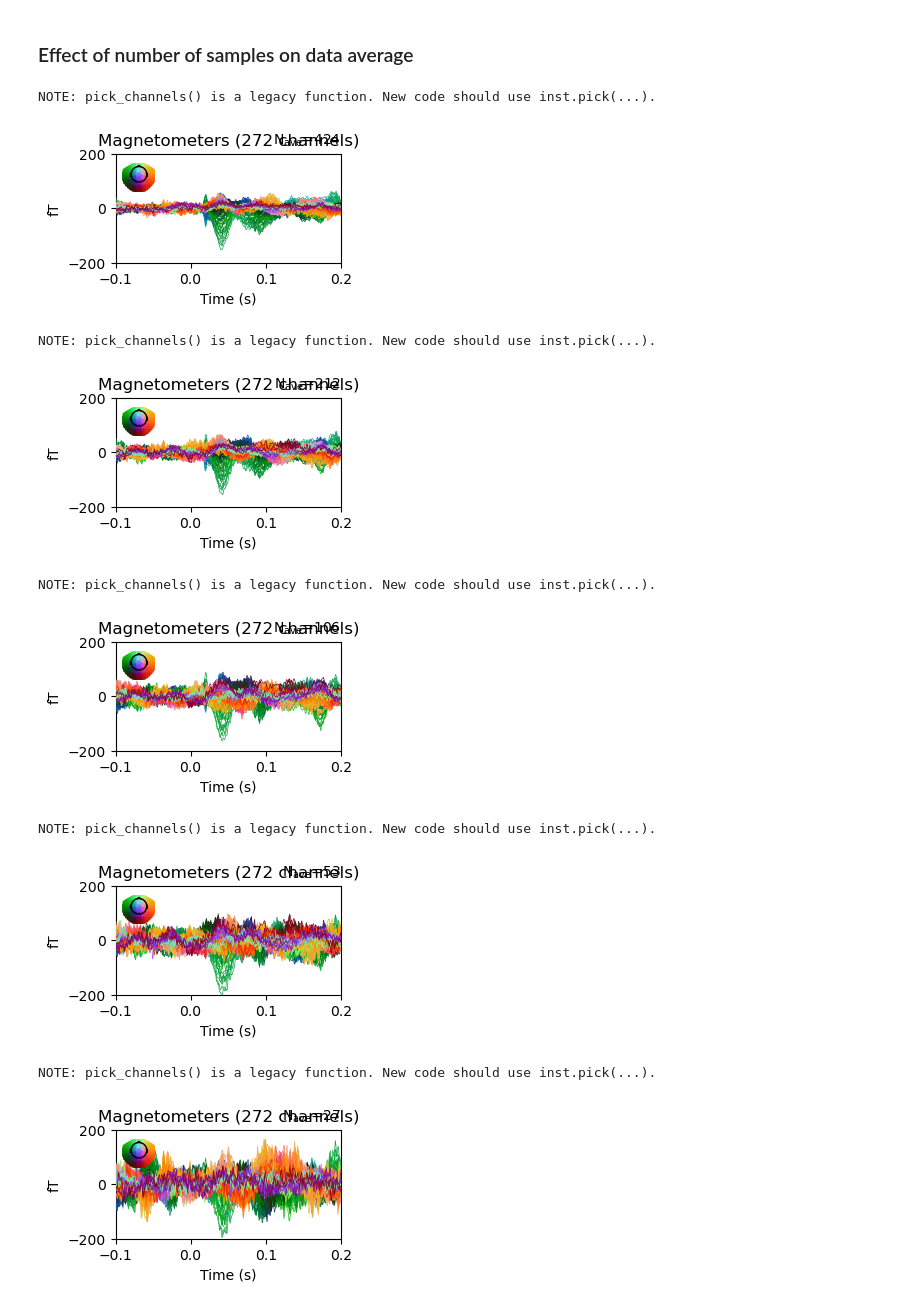
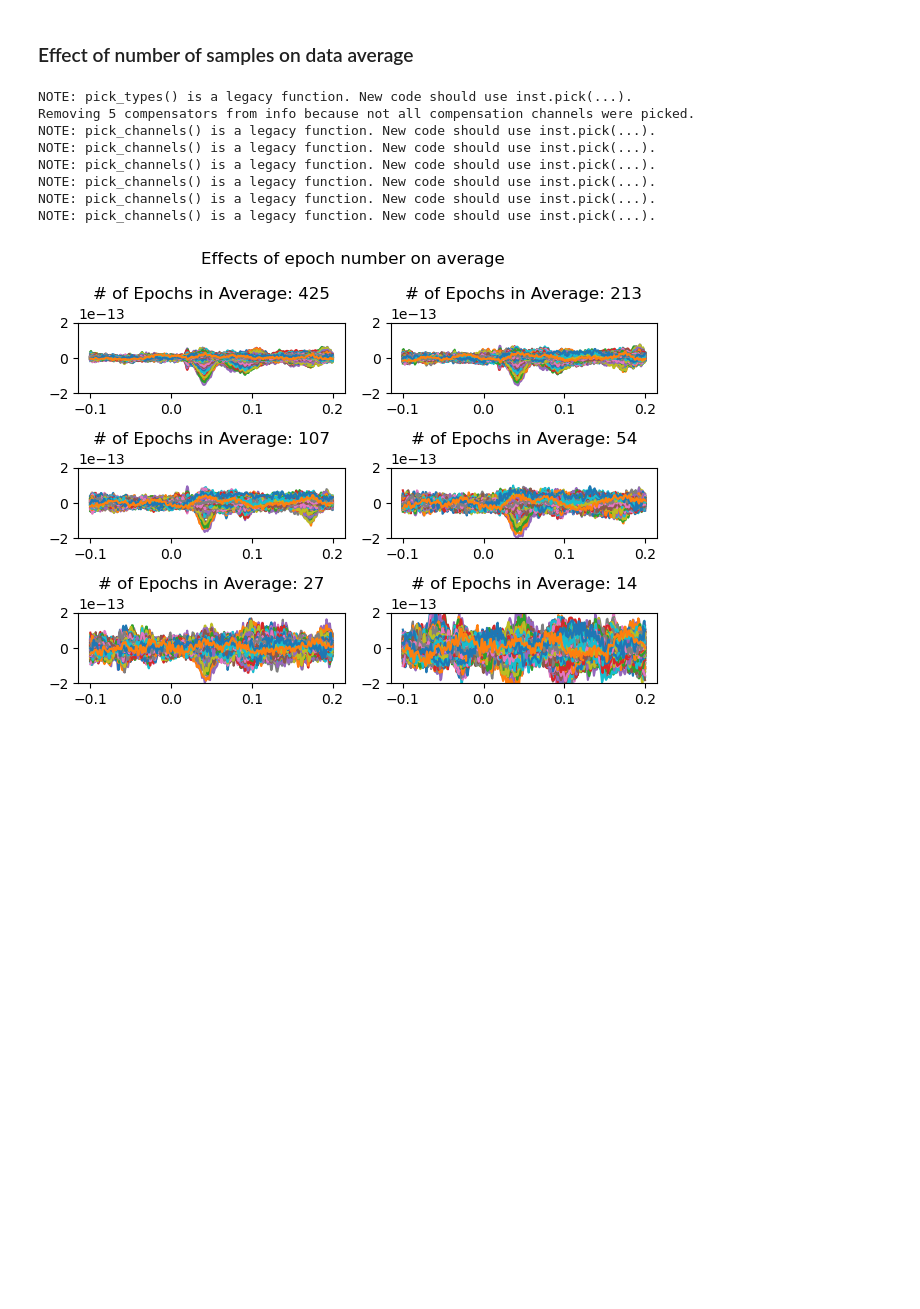
Before and after one commit to nih-megcore/NIMH_MEG_workshop, a Jupyter notebook: Day1/Lab1_preprocessing.ipynb, the cells around one changed output. Saved outputs shown, nothing was run; the diff lists cells and outputs as text; code cells hidden in the pictures; blank space fills up the shorter version.

```diff
--- a/Day1/Lab1_preprocessing.ipynb
+++ b/Day1/Lab1_preprocessing.ipynb
@@ -365,35 +360,31 @@ Removing 5 compensators from info because not all compensation channels were pic
 ### Effect of number of samples on data average
 # %%
 stim_epochs=epochs['2']
-
-
-Rows = Tot // Cols
-
-#     EDIT for correct number of rows:
-#     If one additional row is necessary -> add one:
-
-if Tot % Cols != 0:
-    Rows += 1
+stim_epochs.pick_types(meg=True, ref_meg=False)
+bg_noise={}
 
 %matplotlib inline
-fig,ax = plt.subplots(3,2)
-rows=0
-for idx,num in enumerate([1,2,4,8,16]):
-    if idx % 2 !=0:
-        rows += 1
-    ax[rows,  = plt.subplot(3,2,idx+1)
-    evoked = stim_epochs[0:-1:num].average(method='mean')
-    evoked.plot(axes=ax, ylim={'mag':[-200,200]}, verbose=False)
+fig,axes = plt.subplots(3,2)
+idx=0
+reduce = [1,2,4,8,16,32]
+for row in axes:
+    for ax in row:
+        evoked = stim_epochs[0::reduce[idx]].average(method='mean')
+        ax.plot(evoked.times, evoked._data.T)
+        ax.set_ylim(-200e-15, 200e-15)
+        ax.set_title(f'# of Epochs in Average: {evoked.nave}')
+        bg_noise[evoked.nave]=(evoked._data[:,np.where(evoked.times<0)[0]]**2).sum()
+        idx+=1
+fig.suptitle('Effects of epoch number on average')
 plt.tight_layout()
 plt.show()
 # %% [output]
+NOTE: pick_types() is a legacy function. New code should use inst.pick(...).
+Removing 5 compensators from info because not all compensation channels were picked.
 NOTE: pick_channels() is a legacy function. New code should use inst.pick(...).
+NOTE: pick_channels() is a legacy function. New code should use inst.pick(...).
+NOTE: pick_channels() is a legacy function. New code should use inst.pick(...).
+NOTE: pick_channels() is a legacy function. New code should use inst.pick(...).
+NOTE: pick_channels() is a legacy function. New code should use inst.pick(...).
+NOTE: pick_channels() is a legacy function. New code should use inst.pick(...).
-[figure, old version]
+[figure, new version]
-NOTE: pick_channels() is a legacy function. New code should use inst.pick(...).
-[figure, removed]
-NOTE: pick_channels() is a legacy function. New code should use inst.pick(...).
-[figure, removed]
-NOTE: pick_channels() is a legacy function. New code should use inst.pick(...).
-[figure, removed]
-NOTE: pick_channels() is a legacy function. New code should use inst.pick(...).
-[figure, removed]
```
Also changed, not shown: parts of 7 cells of this notebook.
